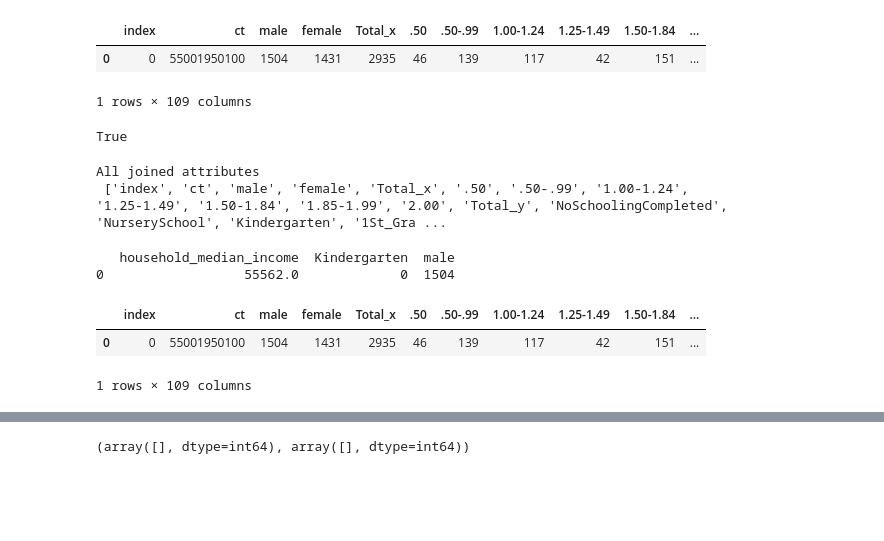
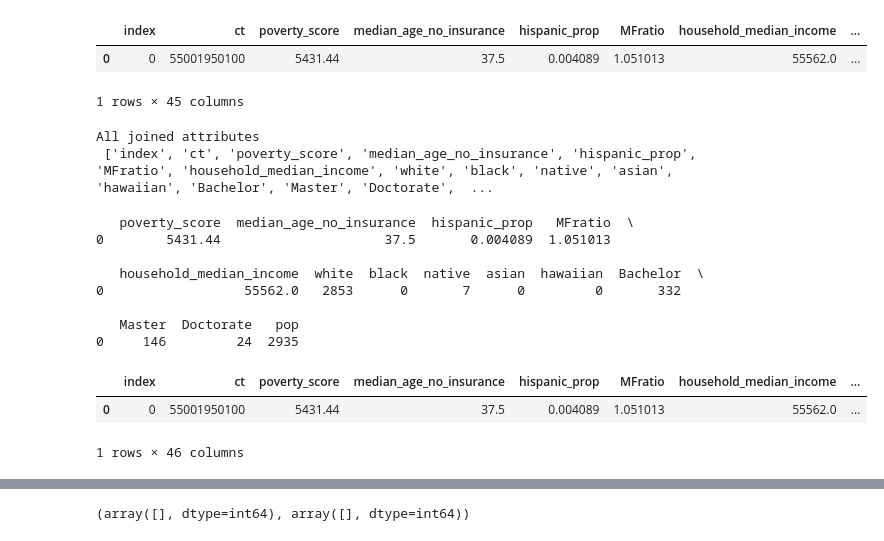
Before and after one commit to ychen884/STICC-GCC, a Jupyter notebook: STICC-part/Test_STICC-Filtered.ipynb, the cells around one changed output, grey strips where cells are left out. Saved outputs shown, nothing was run; the diff lists cells and outputs as text; code cells hidden in the pictures; blank space fills up the shorter version.

Commit message:
update data used

```diff
--- a/STICC-part/Test_STICC-Filtered.ipynb
+++ b/STICC-part/Test_STICC-Filtered.ipynb
@@ -7,7 +7,7 @@ import matplotlib.pyplot as plt
 # %%
 # use joined data
 # df_joined = pd.read_csv ('Joined_data.csv')
-df_joined = pd.read_csv ('../joined_data/joined_data_CHR.csv')
+df_joined = pd.read_csv ('../joined_data/joined_data_CHR_simplified.csv')
 
 df_joined
 
@@ -15,9 +15,10 @@ df_joined
 geo = gpd.read_file("zip://../ct_data/tl_2019_55_tract.zip")
 geo.plot()
 print(geo.shape)
-geo.head(1)
+# print(geo.head(1))
 
 geo['GEOID']=geo['GEOID'].astype(np.int64)
 df_joined = gpd.GeoDataFrame(pd.merge(df_joined,geo,how="left",left_on="ct",right_on = "GEOID"))
+print(df_joined.columns)
 # %% [output]
 (1409, 13)
@@ -30,7 +40,7 @@ import numpy as np
 import libpysal.weights as weights
 import libpysal
 # %%
-kd = libpysal.cg.KDTree(np.array(df_joined[["INTPTLAT","INTPTLON"]].values))
+kd = libpysal.cg.KDTree(np.array(df_joined[["INTPTLAT_y","INTPTLON_y"]].values))
 wnn = libpysal.weights.KNN(kd, 3)
 nearest_pt = pd.DataFrame().from_dict(wnn.neighbors, orient="index")
 for i in range(nearest_pt.shape[1]):
@@ -74,24 +84,23 @@ df_joined
 df_joined = df_joined.join(nearest_pt)
 df_joined.head(1)
 # %% [output]
-|  | index | ct | male | female | Total_x | .50 | .50-.99 | 1.00-1.24 | 1.25-1.49 | 1.50-1.84 | ... |
-| 0 | 0 | 55001950100 | 1504 | 1431 | 2935 | 46 | 139 | 117 | 42 | 151 | ... |
+|  | index | ct | poverty_score | median_age_no_insurance | hispanic_prop | MFratio | household_median_income | ... |
+| 0 | 0 | 55001950100 | 5431.44 | 37.5 | 0.004089 | 1.051013 | 55562.0 | ... |
-1 rows × 109 columns
+1 rows × 45 columns
 # %%
 def is_df_sorted(df, colname):
     return pd.Index(df[colname]).is_monotonic
 is_df_sorted(df_joined, "ct")
 
 # df_joined["ct"]
-# %% [output]
-True
 # %%
 use_pca = False
 algo_input_addtri = []
 col_names_joined = pd.Series(df_joined.columns)
 print('All joined attributes \n',df_joined.columns.to_list(),'\n')
 
-algo_input_addtri = ["household_median_income","Kindergarten","male","n_pt_0", "n_pt_1", "n_pt_2"]
+algo_input_addtri = ['poverty_score', 'median_age_no_insurance', 'hispanic_prop', 'MFratio', 'household_median_income',
+                     'white', 'black', 'native', 'asian', 'hawaiian', 'Bachelor', 'Master', 'Doctorate', 'pop',"n_pt_0", "n_pt_1", "n_pt_2"]
 
 # geo_attrib = ['STATEFP', 'COUNTYFP', 'TRACTCE', 'GEOID', 'NAME', 'NAMELSAD', 'MTFCC',
 #        'FUNCSTAT', 'ALAND', 'AWATER', 'INTPTLAT', 'INTPTLON', 'geometry', 'ct', 'index']
@@ -110,7 +119,7 @@ algo_input_addtri = ["household_median_income","Kindergarten","male","n_pt_0", "
 df_pca = df_joined[algo_input_addtri]
 # %% [output]
 All joined attributes
- ['index', 'ct', 'male', 'female', 'Total_x', '.50', '.50-.99', '1.00-1.24', '1.25-1.49', '1.50-1.84', '1.85-1.99', '2.00', 'Total_y', 'NoSchoolingCompleted', 'NurserySchool', 'Kindergarten', '1St_Gra ...
+ ['index', 'ct', 'poverty_score', 'median_age_no_insurance', 'hispanic_prop', 'MFratio', 'household_median_income', 'white', 'black', 'native', 'asian', 'hawaiian', 'Bachelor', 'Master', 'Doctorate',  ...
 # %%
 
 #1. pca, may lose interpretability
@@ -138,7 +147,7 @@ if use_pca:
 else:
 #     df_final = df_joined[algo_input_addtri]
 
-    addtri = ["household_median_income","Kindergarten","male"]
+    addtri = ['poverty_score', 'median_age_no_insurance', 'hispanic_prop', 'MFratio', 'household_median_income', 'white', 'black', 'native', 'asian', 'hawaiian', 'Bachelor', 'Master', 'Doctorate', 'pop']
     neighbor = ["n_pt_0", "n_pt_1", "n_pt_2"]
     df_to_be_normalized = df_joined[addtri]
     print(df_to_be_normalized.head(1))
@@ -146,18 +155,24 @@ else:
     df_final = df_normalized.join(nearest_pt)
     df_final.head(1)
 # %% [output]
-   household_median_income  Kindergarten  male
-0                  55562.0             0  1504
+   poverty_score  median_age_no_insurance  hispanic_prop   MFratio  \
+0        5431.44                     37.5       0.004089  1.051013
+
+   household_median_income  white  black  native  asian  hawaiian  Bachelor  \
+0                  55562.0   2853      0       7      0         0       332
+
+   Master  Doctorate   pop
+0     146         24  2935
 # %%
 import libpysal.weights as weights
 df_joined.head(1)
 
-gdf = gpd.GeoDataFrame(df_joined, geometry=gpd.points_from_xy(df_joined['INTPTLAT'], df_joined['INTPTLON']))
+gdf = gpd.GeoDataFrame(df_joined, geometry=gpd.points_from_xy(df_joined['INTPTLAT_y'], df_joined['INTPTLON_y']))
 gdf.head(1)
 # %% [output]
-|  | index | ct | male | female | Total_x | .50 | .50-.99 | 1.00-1.24 | 1.25-1.49 | 1.50-1.84 | ... |
-| 0 | 0 | 55001950100 | 1504 | 1431 | 2935 | 46 | 139 | 117 | 42 | 151 | ... |
+|  | index | ct | poverty_score | median_age_no_insurance | hispanic_prop | MFratio | household_median_income | ... |
+| 0 | 0 | 55001950100 | 5431.44 | 37.5 | 0.004089 | 1.051013 | 55562.0 | ... |
-1 rows × 109 columns
+1 rows × 46 columns
 # %%
 w_voronoi = weights.Voronoi.from_dataframe(gdf)
 # %%
```
Also changed, not shown: parts of 16 cells of this notebook.
